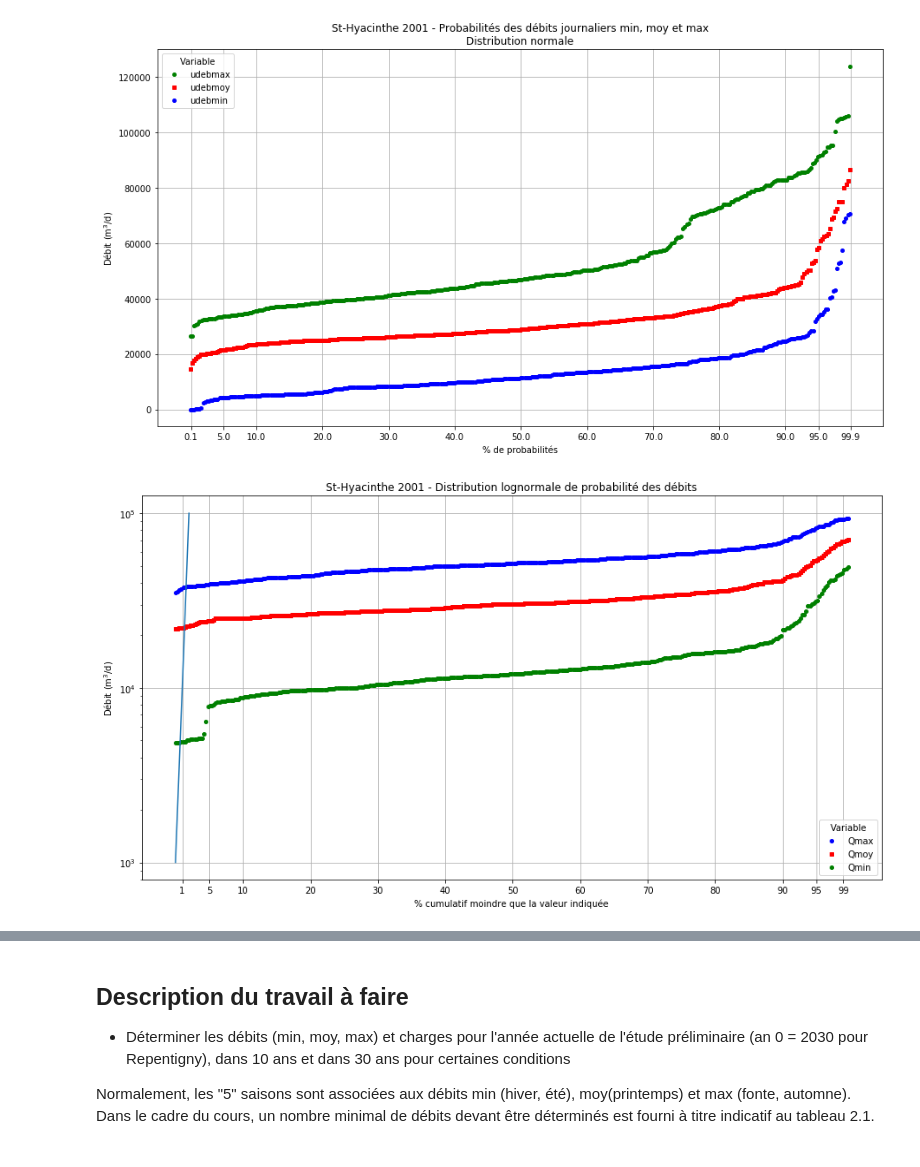
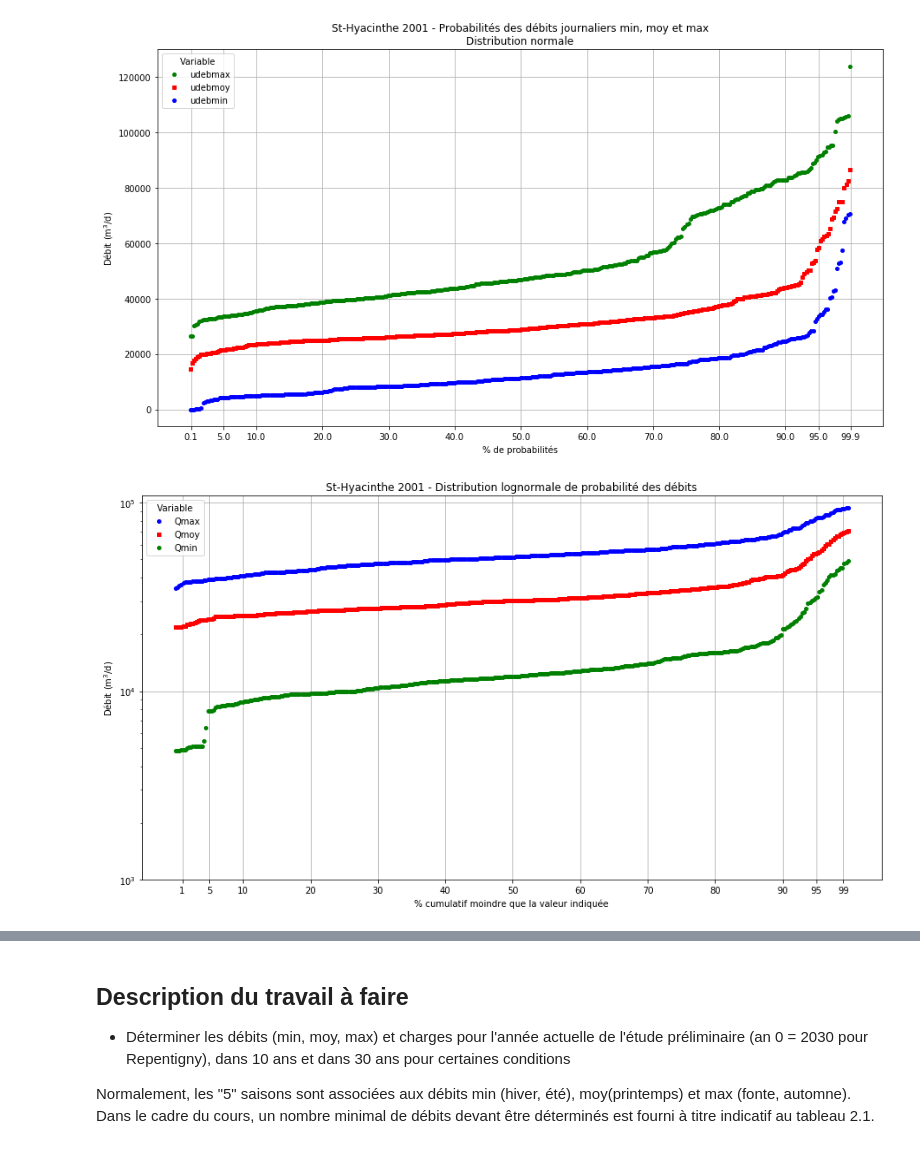
Before and after one commit to christinevaluc/faps, a Jupyter notebook: CIV6209A.ipynb, the cells around one changed output, grey strips where cells are left out. Drawn from its saved outputs; the diff is of its cells as text; code cells hidden in the pictures.

```diff
--- a/CIV6209A.ipynb
+++ b/CIV6209A.ipynb
@@ -29,29 +29,29 @@ plt.show()
 # %%
 import pandas as pd
 import numpy as np
 import matplotlib.pyplot as plt
 
 data = pd.read_csv('./donnees/DebitsSt-Hyac.csv', delimiter=';')
 minlist = sorted(data.loc[~data.Qmin.isna(), 'Qmin'])
 moylist = sorted(data.loc[~data.Qmoy.isna(), 'Qmoy'])
 maxlist = sorted(data.loc[~data.Qmax.isna(), 'Qmax'])
 
 plt.figure(figsize=(15,8))
 plt.xlabel("% cumulatif moindre que la valeur indiquée")
 plt.ylabel("Débit (m$^3$/d)")
 plt.title('St-Hyacinthe 2001 - Distribution lognormale de probabilité des débits')
 plt.grid(True)
 
-plt.plot(np.arange(len(maxlist))/len(maxlist)*100, maxlist, 'bo', markersize=4)
-plt.plot(np.arange(len(moylist))/len(moylist)*100, moylist, 'rs', markersize=4)
-plt.plot(np.arange(len(minlist))/len(minlist)*100, minlist, 'go', markersize=4)
+plt.semilogy(np.arange(len(maxlist))/len(maxlist)*100, maxlist, 'bo', markersize=4)
+plt.semilogy(np.arange(len(moylist))/len(moylist)*100, moylist, 'rs', markersize=4)
+plt.semilogy(np.arange(len(minlist))/len(minlist)*100, minlist, 'go', markersize=4)
 
 plt.legend(['Qmax', 'Qmoy', 'Qmin'], title='Variable')
-plt.semilogy([1000, 10000, 100000])
+plt.yticks([1000, 10000, 100000])
 plt.xticks([1, 5, 10, 20, 30, 40, 50, 60, 70, 80, 90, 95, 99])
 plt.show()
 # %% [output]
-[figure, old version]
+[figure, new version]
 # %%
 import pandas as pd
 
```
